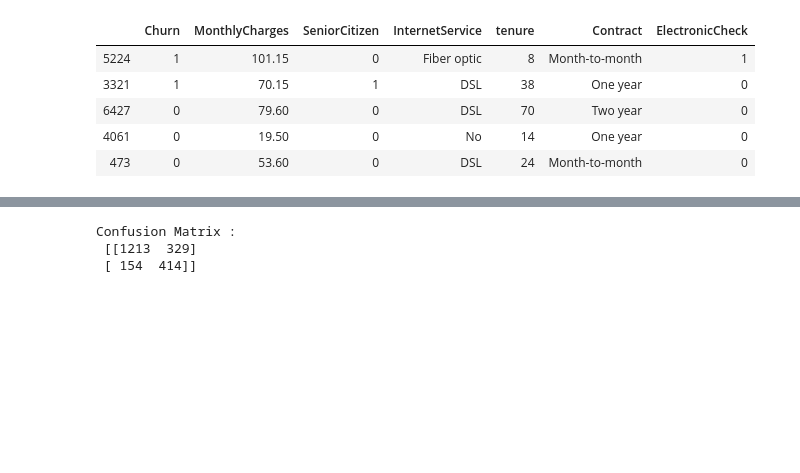
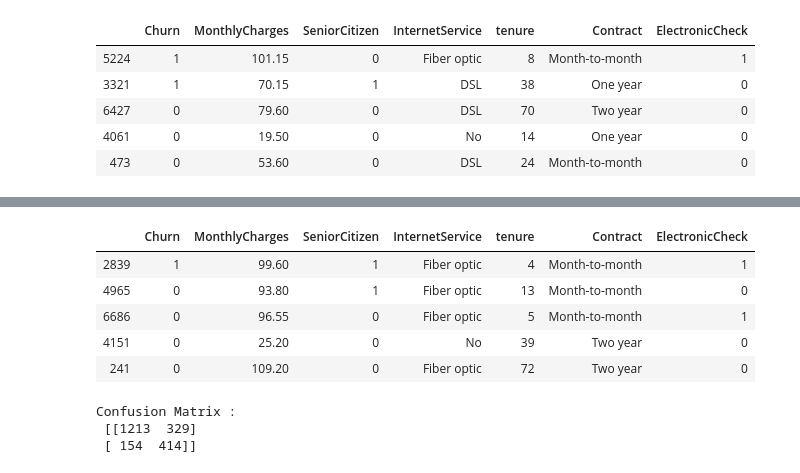
Before and after one commit to paulgrigas/IEOR-142-242-Python-Project, a Jupyter notebook: New_Lab3_v1.ipynb, the cells around one changed output, grey strips where cells are left out. Drawn from its saved outputs; the diff is of its cells as text; code cells hidden in the pictures; blank space fills up the shorter version.

Commit message:
More R-style notation
Coherence with train_test_split.
Numerical values are still slightly different, need to performe further checks

```diff
--- a/New_Lab3_v1.ipynb
+++ b/New_Lab3_v1.ipynb
@@ -228,8 +231,11 @@ memory usage: 384.7+ KB
 | 3 | 0 | 42.30 | 0 | Bank transfer | DSL | 45 | One year |
 | 4 | 1 | 70.70 | 0 | Electronic check | Fiber optic | 2 | Month-to-month |
 # %%
-y = churn['Churn']
-X = churn.drop(['Churn'], axis=1)
+# Train-test split
 
-X_train, X_test, y_train, y_test = train_test_split(X, y, test_size=0.3, random_state=88)
+# y = churn['Churn']
+# X = churn.drop(['Churn'], axis=1)
+
+# X_train, X_test, y_train, y_test = train_test_split(X, y, test_size=0.3, random_state=88)
+churn_train, churn_test = train_test_split(churn, test_size=0.3, random_state=88)
 # %%
@@ -335,8 +342,15 @@ tenure                            -0.0280      0.002    -11.928      0.000
 ==================================================================================================
 # %%
 # Let's do the same for test set as well
-test = pd.concat([y_test, X_test], axis=1)
-test2 = test.copy()
-test2['ElectronicCheck'] = (test2['PaymentMethod'] == 'Electronic check').astype('int64')
-test2.drop(columns=['PaymentMethod'], inplace=True)
-test2.head()
+# test = pd.concat([y_test, X_test], axis=1)
+churn_test2 = churn_test.copy()
+churn_test2['ElectronicCheck'] = (churn_test2['PaymentMethod'] == 'Electronic check').astype('int64')
+churn_test2.drop(columns=['PaymentMethod'], inplace=True)
+churn_test2.head()
+# %% [output]
+|  | Churn | MonthlyCharges | SeniorCitizen | InternetService | tenure | Contract | ElectronicCheck |
+| 2839 | 1 | 99.60 | 1 | Fiber optic | 4 | Month-to-month | 1 |
+| 4965 | 0 | 93.80 | 1 | Fiber optic | 13 | Month-to-month | 0 |
+| 6686 | 0 | 96.55 | 0 | Fiber optic | 5 | Month-to-month | 1 |
+| 4151 | 0 | 25.20 | 0 | No | 39 | Two year | 0 |
+| 241 | 0 | 109.20 | 0 | Fiber optic | 72 | Two year | 0 |
```
Also changed, not shown: parts of 18 cells of this notebook.
